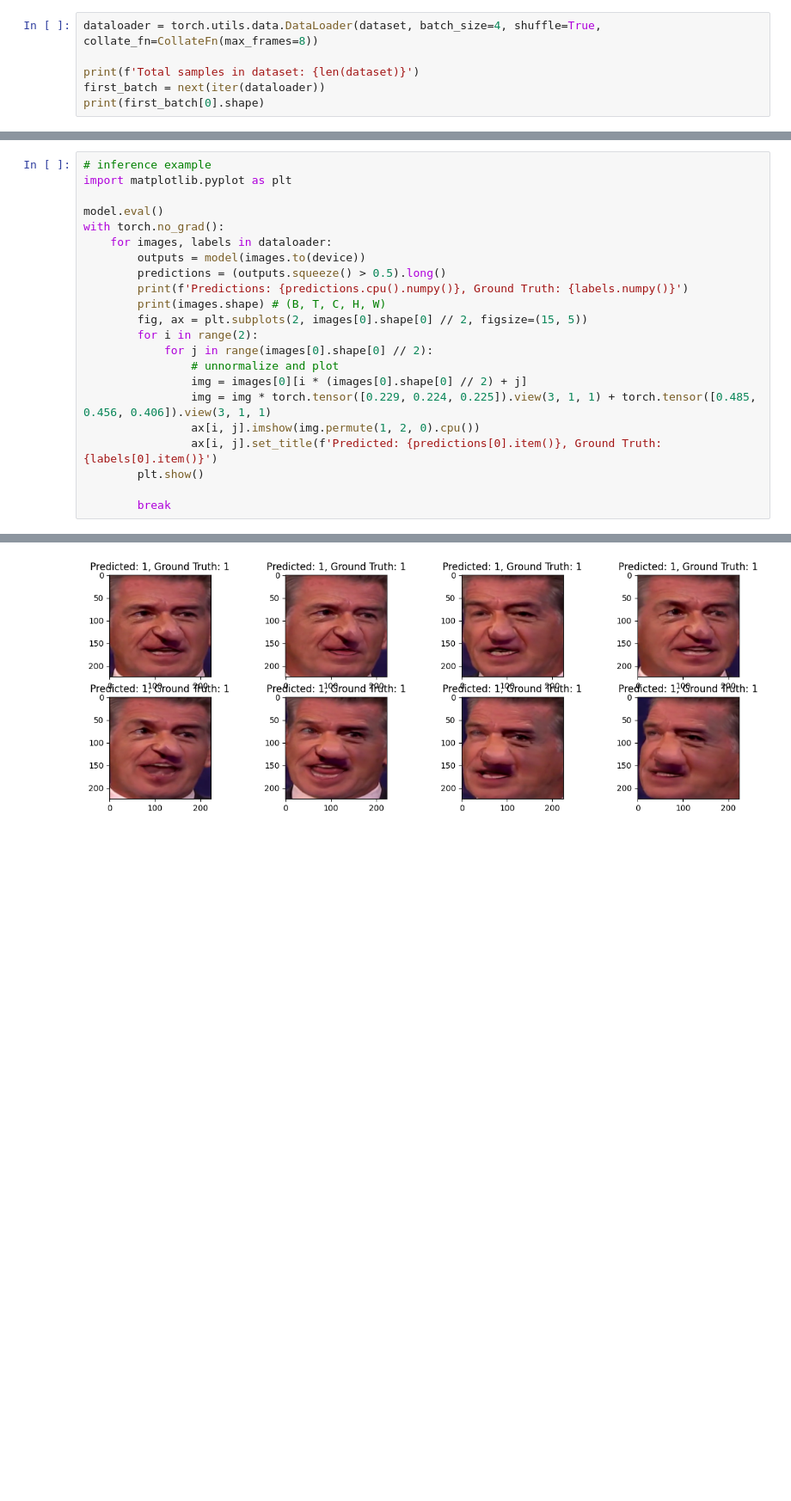
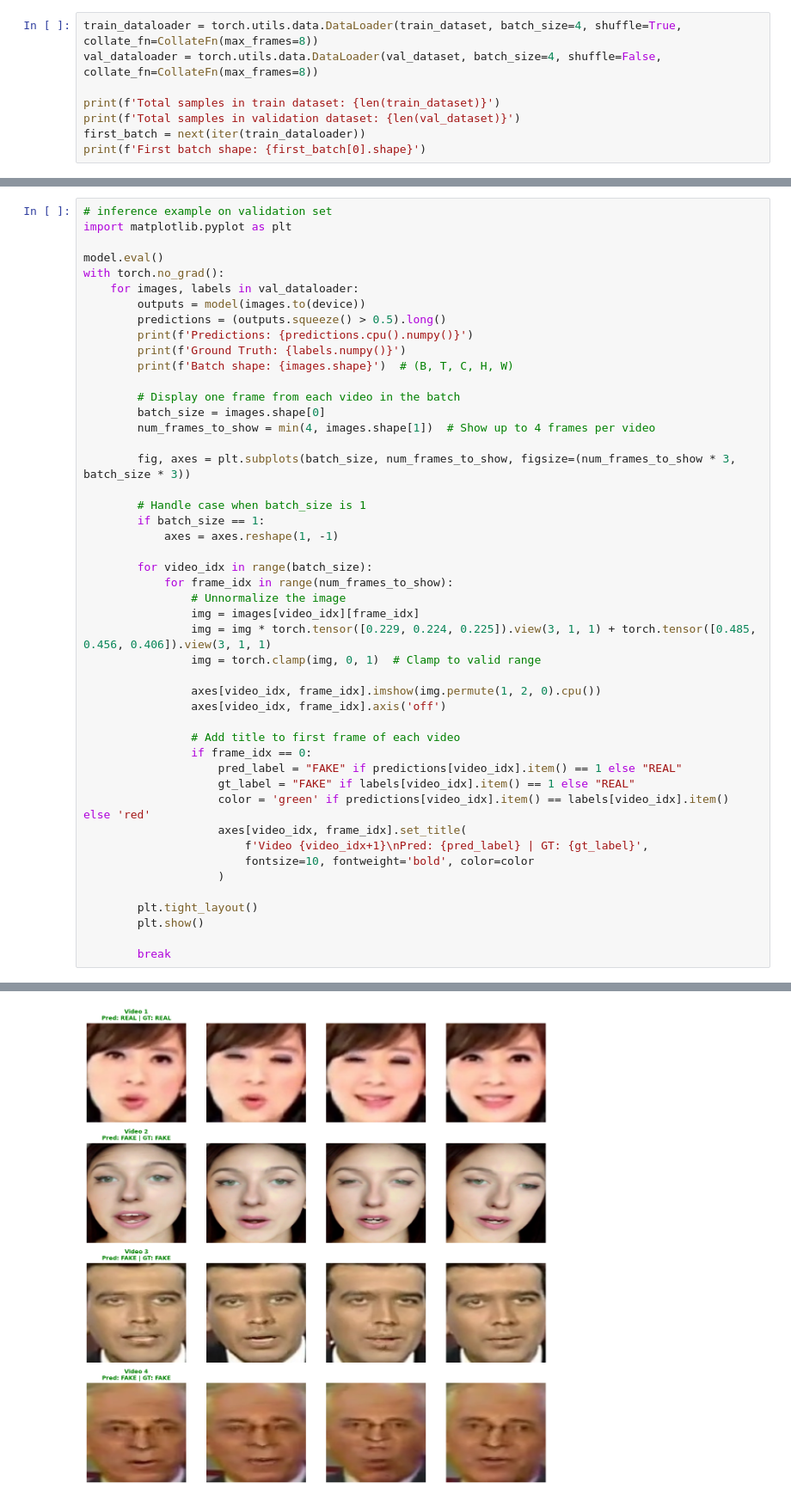
Before and after one commit to Noemiemz/Deepfake-Detection-with-CNN-RNN, a Jupyter notebook: test_model.ipynb, the cells around one changed output, grey strips where cells are left out. Shown at 86% size. Drawn from its saved outputs; the diff is of its cells as text; blank space fills up the shorter version.

Commit message:
inference script

```diff
--- a/test_model.ipynb
+++ b/test_model.ipynb
@@ -133,7 +170,9 @@ Warning: No data found for 1000 videos.
 # %%
-dataloader = torch.utils.data.DataLoader(dataset, batch_size=4, shuffle=True, collate_fn=CollateFn(max_frames=8))
+train_dataloader = torch.utils.data.DataLoader(train_dataset, batch_size=4, shuffle=True, collate_fn=CollateFn(max_frames=8))
+val_dataloader = torch.utils.data.DataLoader(val_dataset, batch_size=4, shuffle=False, collate_fn=CollateFn(max_frames=8))
 
-print(f'Total samples in dataset: {len(dataset)}')
-first_batch = next(iter(dataloader))
-print(first_batch[0].shape)
+print(f'Total samples in train dataset: {len(train_dataset)}')
+print(f'Total samples in validation dataset: {len(val_dataset)}')
+first_batch = next(iter(train_dataloader))
+print(f'First batch shape: {first_batch[0].shape}')
 # %% [output]
@@ -168,22 +281,47 @@ using device cuda
 # %%
-# inference example
+# inference example on validation set
 import matplotlib.pyplot as plt
 
 model.eval()
 with torch.no_grad():
-    for images, labels in dataloader:
+    for images, labels in val_dataloader:
         outputs = model(images.to(device))
         predictions = (outputs.squeeze() > 0.5).long()
-        print(f'Predictions: {predictions.cpu().numpy()}, Ground Truth: {labels.numpy()}')
-        print(images.shape) # (B, T, C, H, W)
-        fig, ax = plt.subplots(2, images[0].shape[0] // 2, figsize=(15, 5))
-        for i in range(2):
-            for j in range(images[0].shape[0] // 2):
-                # unnormalize and plot
-                img = images[0][i * (images[0].shape[0] // 2) + j]
+        print(f'Predictions: {predictions.cpu().numpy()}')
+        print(f'Ground Truth: {labels.numpy()}')
+        print(f'Batch shape: {images.shape}')  # (B, T, C, H, W)
+
+        # Display one frame from each video in the batch
+        batch_size = images.shape[0]
+        num_frames_to_show = min(4, images.shape[1])  # Show up to 4 frames per video
+
+        fig, axes = plt.subplots(batch_size, num_frames_to_show, figsize=(num_frames_to_show * 3, batch_size * 3))
+
+        # Handle case when batch_size is 1
+        if batch_size == 1:
+            axes = axes.reshape(1, -1)
+
+        for video_idx in range(batch_size):
+            for frame_idx in range(num_frames_to_show):
+                # Unnormalize the image
+                img = images[video_idx][frame_idx]
                 img = img * torch.tensor([0.229, 0.224, 0.225]).view(3, 1, 1) + torch.tensor([0.485, 0.456, 0.406]).view(3, 1, 1)
-                ax[i, j].imshow(img.permute(1, 2, 0).cpu())
-                ax[i, j].set_title(f'Predicted: {predictions[0].item()}, Ground Truth: {labels[0].item()}')
+                img = torch.clamp(img, 0, 1)  # Clamp to valid range
+
+                axes[video_idx, frame_idx].imshow(img.permute(1, 2, 0).cpu())
+                axes[video_idx, frame_idx].axis('off')
+
+                # Add title to first frame of each video
+                if frame_idx == 0:
+                    pred_label = "FAKE" if predictions[video_idx].item() == 1 else "REAL"
+                    gt_label = "FAKE" if labels[video_idx].item() == 1 else "REAL"
+                    color = 'green' if predictions[video_idx].item() == labels[video_idx].item() else 'red'
+                    axes[video_idx, frame_idx].set_title(
+                        f'Video {video_idx+1}\nPred: {pred_label} | GT: {gt_label}',
+                        fontsize=10, fontweight='bold', color=color
+                    )
+
+        plt.tight_layout()
         plt.show()
 
         break
@@ -193 +332 @@ torch.Size([4, 8, 3, 224, 224])
-[figure, old version]
+[figure, new version]
```
Also changed, not shown: parts of 9 cells of this notebook, 7 other files.
